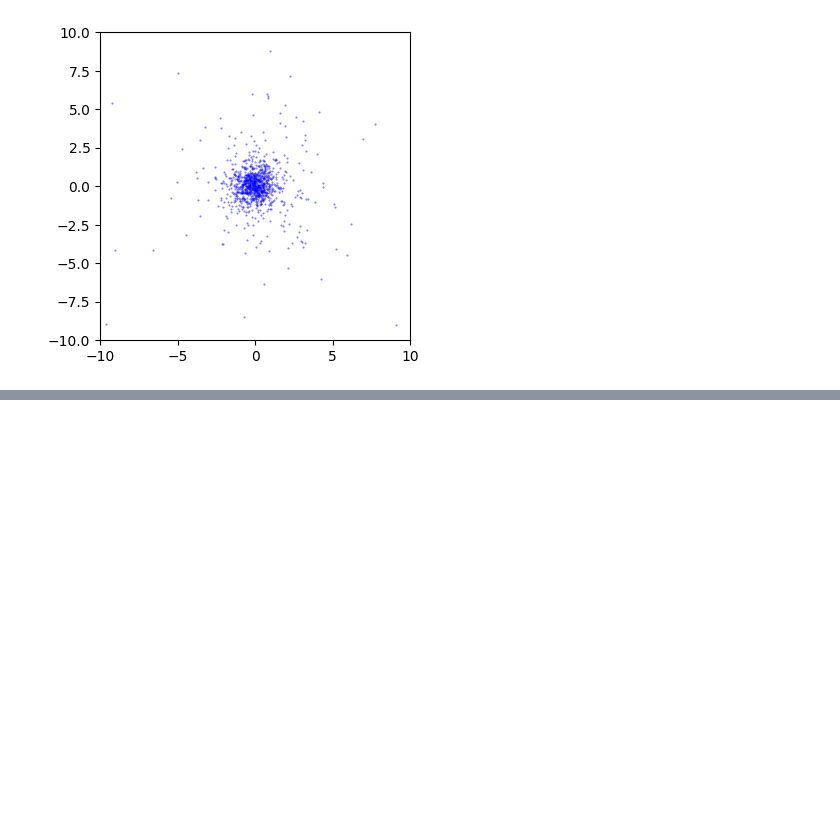
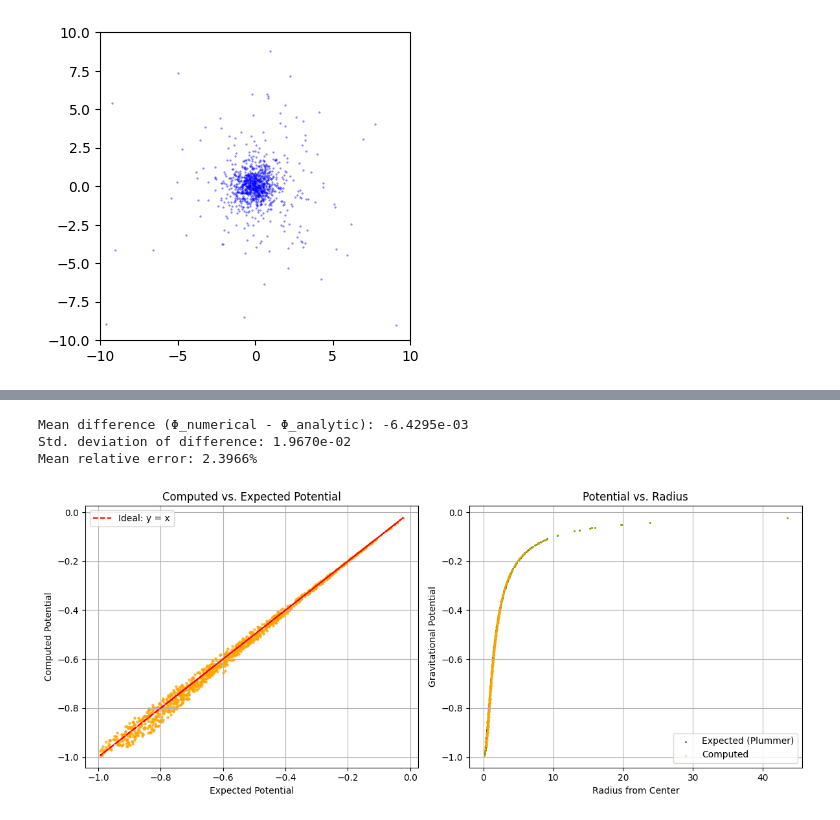
Before and after one commit to ShannonS00/Computational-Astrophysics, a Jupyter notebook: Worksheet_7/WS_7.ipynb, the cells around one changed output, grey strips where cells are left out. Drawn from its saved outputs; the diff is of its cells as text; code cells hidden in the pictures; blank space fills up the shorter version.

```diff
--- a/Worksheet_7/WS_7.ipynb
+++ b/Worksheet_7/WS_7.ipynb
@@ -73,16 +74,3 @@ ax.set_ylim(-10, 10)
 # %% [output]
 (-10.0, 10.0)
 [figure]
-# %%
-def compute_potential( x3d, m, eps=0.1 ):
-    N = len(x3d)
-    V = np.zeros(N)
-    for i in range(N):
-        dx = x3d - x3d[i]
-        r = np.linalg.norm(dx, axis=1) + eps
-        V[i] = -np.sum(m / r)
-    return V
-def plummer_potential( x3d, m, eps=0.1 ):
-    r = np.linalg.norm(x3d, axis=1) + eps
-    V = -np.sum(m / np.sqrt(r**2 + eps**2))
-    return V
@@ -190,3 +136,6 @@ def compute_potential(positions):
+# %%
+# Compute numerical potential
+phi_num, acc = compute_potential(x3d)
 # %% [markdown]
 Compute the analytical Plummer potential:
 
@@ -235,0 +143,46 @@ Text(0.5, 1.0, 'Potential vs Radius')
+# %%
+# Compute analytical Plummer potential at same positions
+radii = np.linalg.norm(x3d, axis=1)
+phi_analytic = -1 / np.sqrt(1 + radii**2)
+# %%
+# Compute mean and standard deviation of residuals
+residuals = phi_num - phi_analytic
+mean_diff = np.mean(residuals)
+std_diff = np.std(residuals)
+rel_error = np.mean(np.abs(residuals / phi_analytic))
+
+print(f"Mean difference (Φ_numerical - Φ_analytic): {mean_diff:.4e}")
+print(f"Std. deviation of difference: {std_diff:.4e}")
+print(f"Mean relative error: {rel_error:.4%}")
+# %% [output]
+Mean difference (Φ_numerical - Φ_analytic): -6.4295e-03
+Std. deviation of difference: 1.9670e-02
+Mean relative error: 2.3966%
+# %%
+# Scatter plot: Computed vs. Expected potential
+plt.figure(figsize=(12, 5))
+
+plt.subplot(1, 2, 1)
+plt.scatter(phi_analytic, phi_num, s=5,  alpha=0.7, c= 'orange')
+plt.plot(phi_analytic, phi_analytic, color='red', linestyle='--', label='Ideal: y = x')
+plt.xlabel('Expected Potential')
+plt.ylabel('Computed Potential')
+plt.title('Computed vs. Expected Potential')
+plt.legend()
+plt.grid(True)
+
+# Scatter plot: Computed potential vs. radius
+plt.subplot(1, 2, 2)
+plt.scatter( radii, phi_analytic, s= 1, color='green', label='Expected (Plummer)')
+plt.scatter(radii, phi_num, s=1, alpha=0.5, c= 'orange', label='Computed')
+
+plt.xlabel('Radius from Center')
+plt.ylabel('Gravitational Potential')
+plt.title('Potential vs. Radius')
+plt.legend()
+plt.grid(True)
+
+plt.tight_layout()
+plt.show()
+# %% [output]
+[figure, added]
```
Also changed, not shown: parts of 16 cells of this notebook.
